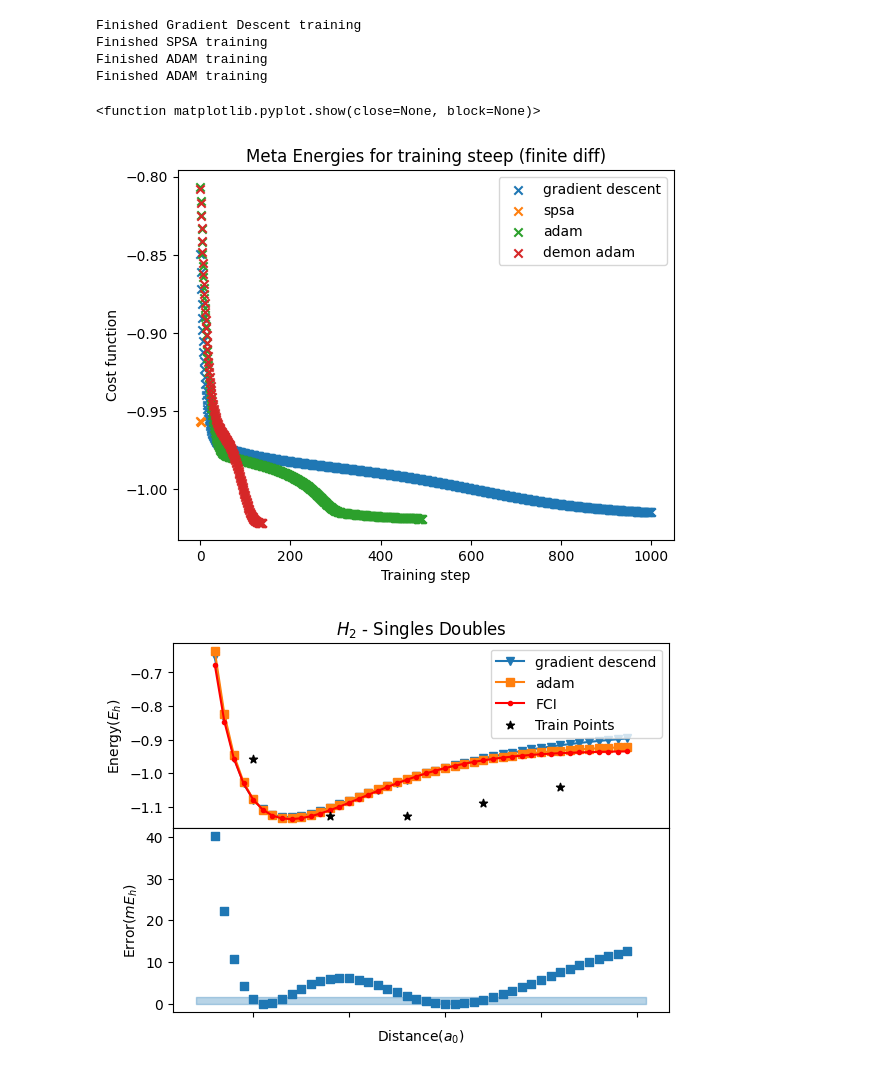
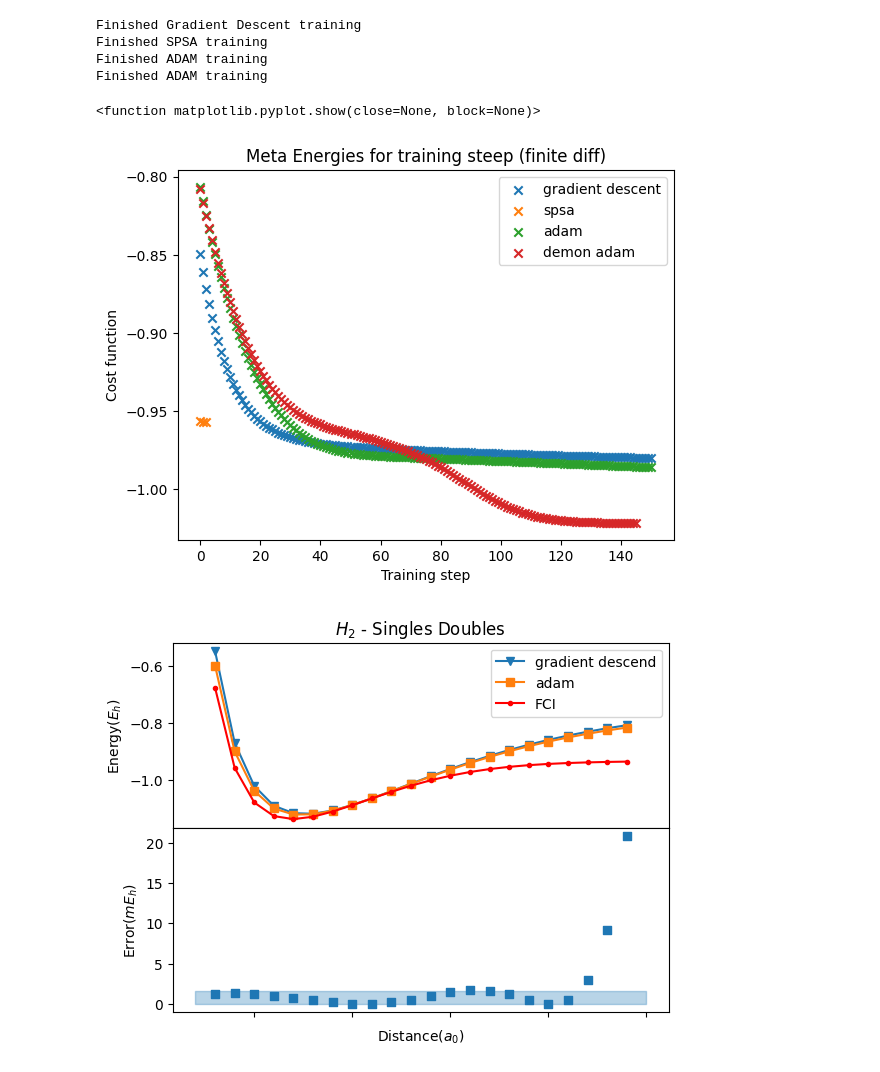
Before and after one commit to sergioandrescs/meta-VQE-pennylane, a Jupyter notebook: catalyst/meta_VQE_pennylane_catalyst_singles_doubles.ipynb, the cells around one changed output. Cells and saved outputs as stored; diff of their text form; code cells hidden in the pictures.

```diff
--- a/catalyst/meta_VQE_pennylane_catalyst_singles_doubles.ipynb
+++ b/catalyst/meta_VQE_pennylane_catalyst_singles_doubles.ipynb
@@ -59,32 +59,36 @@ init_state = qml.qchem.hf_state(2, qubits)
 ## https://docs.pennylane.ai/projects/catalyst/en/latest/code/api/catalyst.grad.html -
 
 TRAINERS = {"gradient_descent":
-            {"fun":gradient_descent, "options":{ 'maxiter': 1000, 'tol':1e-5}},
-            "spsa":{ "fun":spsa_optimizer, "options":{ 'maxiter': 1000, 'tol':1e-5}},
-            "adam":{"fun":adam, "options":{ 'maxiter': 1000, 'tol':1e-5, 'demon':False}},
-            "demon_adam":{"fun":adam, "options":{ 'maxiter': 1000, 'tol':1e-5, 'demon':True}}}
+            {"fun":gradient_descent, "options":{ 'maxiter': 150, 'tol':1e-5}},
+            "spsa":{ "fun":spsa_optimizer, "options":{ 'maxiter': 150, 'tol':1e-5}},
+            "adam":{"fun":adam, "options":{ 'maxiter': 150, 'tol':1e-5, 'demon':False}},
+            "demon_adam":{"fun":adam, "options":{ 'maxiter': 150, 'tol':1e-5, 'demon':True}}}
 
-GRADIENT_METHOD= "fd" ## fd, ps
+GRADIENT_METHOD= "ps" ## fd, ps
 
 TRAINING_ENERGIES= {"gradient_descent":{
                         "meta":{"energies":[], "runs":0, "trained_vars":[], "energies_after_meta":[]},
                         "opt_meta":{"energies":[], "runs_per_step":[], "trained_vars":[]},
-                        "vqe":{"energies":[], "runs_per_step":[], "trained_vars":[]}
+                        "vqe_random":{"energies":[], "runs_per_step":[], "trained_vars":[]},
+                        "vqe_previous":{"energies":[], "runs_per_step":[], "trained_vars":[]}
                         },
                     "spsa":{
                         "meta":{"energies":[], "runs":0, "trained_vars":[], "energies_after_meta":[]},
                         "opt_meta":{"energies":[], "runs_per_step":[], "trained_vars":[]},
-                        "vqe":{"energies":[], "runs_per_step":[], "trained_vars":[]}
+                        "vqe_random":{"energies":[], "runs_per_step":[], "trained_vars":[]},
+                        "vqe_previous":{"energies":[], "runs_per_step":[], "trained_vars":[]}
                         },
                     "adam":{
                         "meta":{"energies":[], "runs":0, "trained_vars":[], "energies_after_meta":[]},
                         "opt_meta":{"energies":[], "runs_per_step":[], "trained_vars":[]},
-                        "vqe":{"energies":[], "runs_per_step":[], "trained_vars":[]}
+                        "vqe_random":{"energies":[], "runs_per_step":[], "trained_vars":[]},
+                        "vqe_previous":{"energies":[], "runs_per_step":[], "trained_vars":[]}
                         },
                     "demon_adam":{
                         "meta":{"energies":[], "runs":0, "trained_vars":[], "energies_after_meta":[]},
                         "opt_meta":{"energies":[], "runs_per_step":[], "trained_vars":[]},
-                        "vqe":{"energies":[], "runs_per_step":[], "trained_vars":[]}
+                        "vqe_random":{"energies":[], "runs_per_step":[], "trained_vars":[]},
+                        "vqe_previous":{"energies":[], "runs_per_step":[], "trained_vars":[]}
                         },
 
                    }
@@ -105,9 +109,9 @@ shared_dev = qml.device("lightning.qubit", wires=WIRES, shots=SHOTS)
 
 train_points_indexes = [2,6,10,14,18]
 
-test_points = np.arange(0.6,5,0.1)
+test_points = np.arange(0.6,5,0.2)
 
-train_points = np.array([test_points[i*2] for i in train_points_indexes])
+train_points = np.array([test_points[i] for i in train_points_indexes])
 
 test_hamiltonians = []
 
@@ -349,7 +353,7 @@ plt.xlabel('Training step')
 plt.show
 # %% [output]
 <function matplotlib.pyplot.show(close=None, block=None)>
-[figure, old version]
+[figure, new version]
 # %%
 for count, d in enumerate(test_points):
     for train_method in TRAINERS:
@@ -364,36 +368,36 @@ fig, (ax1, ax2) = plt.subplots(2, 1, sharex=True)
 plt.subplots_adjust(hspace=0)
 
 # ax1.plot(test_points, grad_descent_energies, label="gradient_descent", marker='s' , color=colors[0])
 # ax1.plot(test_points, spsa_energies, label="spsa", marker='o', color=colors[1])
 ax1.plot(test_points, TRAINING_ENERGIES["gradient_descent"]["meta"]["energies_after_meta"], label="gradient descend", marker='v',)
 ax1.plot(test_points, TRAINING_ENERGIES["adam"]["meta"]["energies_after_meta"], label="adam", marker='s', )
 ax1.plot(test_points, fci_energies, label="FCI", marker='.', color="r")
-ax1.scatter(train_points, [fci_energies[i] for i in train_points_indexes], zorder=99, label="Train Points", marker='*', color="black")
+
 
 
 ax1.legend()
 ax1.set_title('$H_{2}$ - Singles Doubles')
 ax1.set_ylabel('Energy($E_{h}$)')
 
 # ax2.scatter(test_points, [np.abs(i-j) for i,j in zip(grad_descent_energies ,fci_energies)], label="gradient_descent", marker='s', color=colors[0])
 # ax2.scatter(test_points, [np.abs(i-j) for i,j in zip(adam_energies ,fci_energies)], label="adam", marker='v', color=colors[2])
 # ax2.scatter(test_points, [np.abs(i-j) for i,j in zip(trained_energies["gradient_descent"] ,fci_energies)], label="adam", marker='v')
-ax2.scatter(test_points, [np.abs(i-j)*1000 for i,j in zip(TRAINING_ENERGIES["adam"]["meta"]["energies_after_meta"] ,fci_energies)], label="adam", marker='s')
+ax2.scatter(test_points, [np.abs(i-j)*1000 for i,j in zip(TRAINING_ENERGIES["demon_adam"]["meta"]["energies_after_meta"] ,fci_energies)], label="adam", marker='s')
 
 
 ax1.sharex(ax2)
 ax1.set_xticklabels([])
 ax2.autoscale() ## call autoscale if needed
 ax2.fill_between([test_points[0]-0.2,test_points[-1]+0.2],1.6, color="#1f77b450")
 
 # ax2.set_title('Error for each point')
 ax2.set_xlabel('Distance($a_{0}$)')
 ax2.set_ylabel('Error($mE_{h}$)')
 
 
 plt.show()
 # %% [output]
-[figure, old version]
+[figure, new version]
 # %%
 for count, work_hamiltonian in enumerate(test_hamiltonians):
 
```
Also changed, not shown: parts of 2 cells of this notebook, 8 other files.
